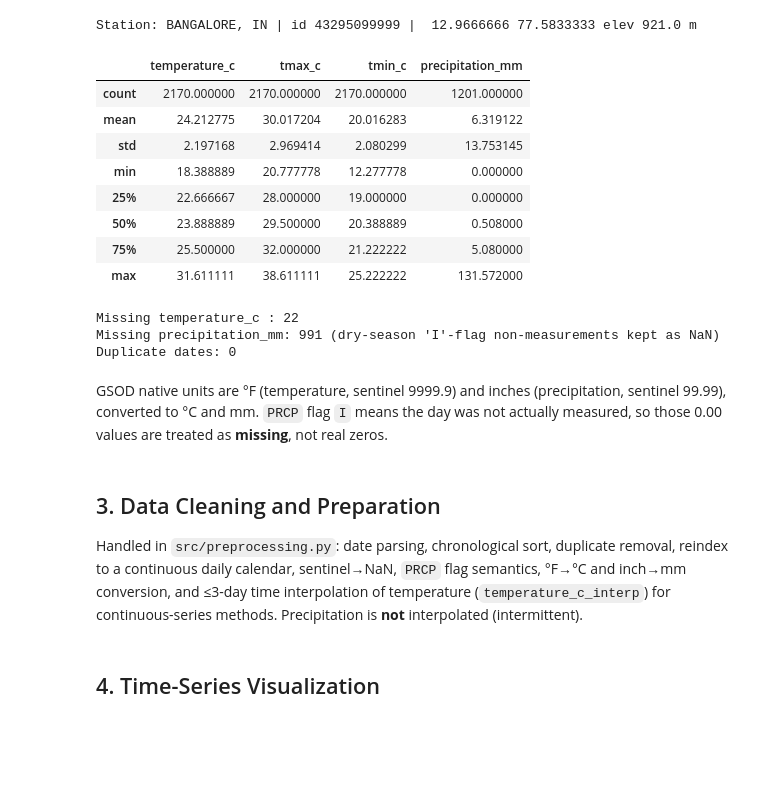
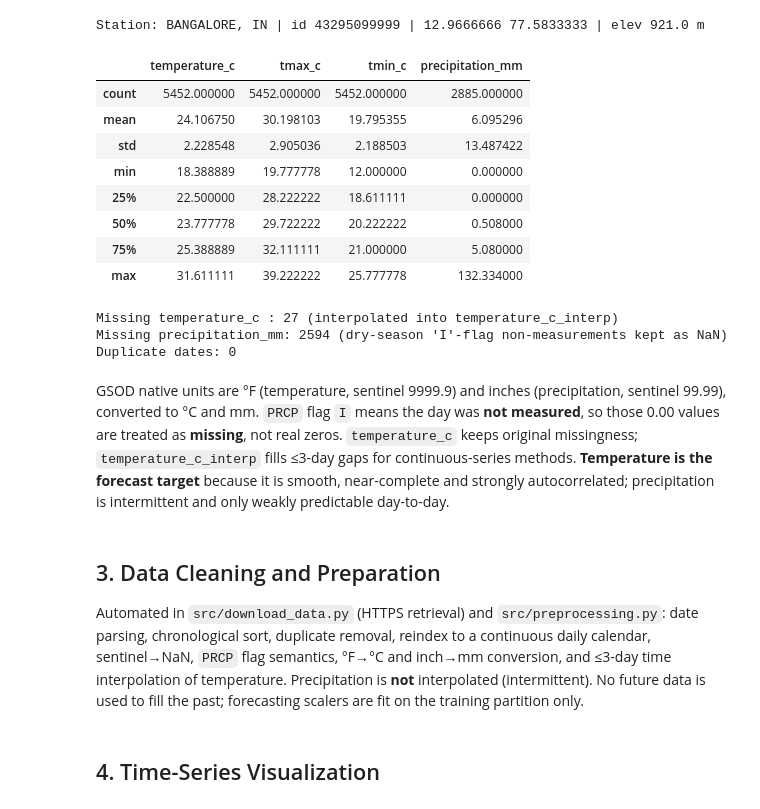
Before and after one commit to dhrusheek/noaa-weather-time-series-case-study, a Jupyter notebook: notebooks/time_series_case_study.ipynb, the cells around one changed output. Drawn from its saved outputs; the diff is of its cells as text; code cells hidden in the pictures; blank space fills up the shorter version.

Commit message:
Address review: extend to 2010-2024, add multi-horizon + ARIMA/seasonal baselines, residual/error analysis, subseries/trend plots, expanded docs & notebook

```diff
--- a/notebooks/time_series_case_study.ipynb
+++ b/notebooks/time_series_case_study.ipynb
@@ -72,32 +88,44 @@ memory usage: 188.4+ KB
 # %%
-print("Station:", df['NAME'].iloc[0], "| id 43295099999 | ",
-      df['LATITUDE'].iloc[0], df['LONGITUDE'].iloc[0], "elev", df['ELEVATION'].iloc[0], "m")
+print("Station:", df['NAME'].iloc[0], "| id 43295099999 |",
+      df['LATITUDE'].iloc[0], df['LONGITUDE'].iloc[0], "| elev", df['ELEVATION'].iloc[0], "m")
 df[['temperature_c','tmax_c','tmin_c','precipitation_mm']].describe()
 # %% [output]
-Station: BANGALORE, IN | id 43295099999 |  12.9666666 77.5833333 elev 921.0 m
+Station: BANGALORE, IN | id 43295099999 | 12.9666666 77.5833333 | elev 921.0 m
 |  | temperature_c | tmax_c | tmin_c | precipitation_mm |
-| count | 2170.000000 | 2170.000000 | 2170.000000 | 1201.000000 |
-| mean | 24.212775 | 30.017204 | 20.016283 | 6.319122 |
-| std | 2.197168 | 2.969414 | 2.080299 | 13.753145 |
-| min | 18.388889 | 20.777778 | 12.277778 | 0.000000 |
-| 25% | 22.666667 | 28.000000 | 19.000000 | 0.000000 |
-| 50% | 23.888889 | 29.500000 | 20.388889 | 0.508000 |
-| 75% | 25.500000 | 32.000000 | 21.222222 | 5.080000 |
-| max | 31.611111 | 38.611111 | 25.222222 | 131.572000 |
+| count | 5452.000000 | 5452.000000 | 5452.000000 | 2885.000000 |
+| mean | 24.106750 | 30.198103 | 19.795355 | 6.095296 |
+| std | 2.228548 | 2.905036 | 2.188503 | 13.487422 |
+| min | 18.388889 | 19.777778 | 12.000000 | 0.000000 |
+| 25% | 22.500000 | 28.222222 | 18.611111 | 0.000000 |
+| 50% | 23.777778 | 29.722222 | 20.222222 | 0.508000 |
+| 75% | 25.388889 | 32.111111 | 21.000000 | 5.080000 |
+| max | 31.611111 | 39.222222 | 25.777778 | 132.334000 |
 # %%
-print("Missing temperature_c :", int(df['temperature_c'].isna().sum()))
+print("Missing temperature_c :", int(df['temperature_c'].isna().sum()),
+      "(interpolated into temperature_c_interp)")
 print("Missing precipitation_mm:", int(df['precipitation_mm'].isna().sum()),
       "(dry-season 'I'-flag non-measurements kept as NaN)")
 print("Duplicate dates:", int(df.index.duplicated().sum()))
 # %% [output]
-Missing temperature_c : 22
-Missing precipitation_mm: 991 (dry-season 'I'-flag non-measurements kept as NaN)
+Missing temperature_c : 27 (interpolated into temperature_c_interp)
+Missing precipitation_mm: 2594 (dry-season 'I'-flag non-measurements kept as NaN)
 Duplicate dates: 0
 # %% [markdown]
-GSOD native units are °F (temperature, sentinel 9999.9) and inches (precipitation, sentinel 99.99), converted to °C and mm. `PRCP` flag `I` means the day was not actually measured, so those 0.00 values are treated as **missing**, not real zeros.
+GSOD native units are °F (temperature, sentinel 9999.9) and inches (precipitation,
+sentinel 99.99), converted to °C and mm. `PRCP` flag `I` means the day was **not
+measured**, so those 0.00 values are treated as **missing**, not real zeros.
+`temperature_c` keeps original missingness; `temperature_c_interp` fills ≤3-day gaps
+for continuous-series methods. **Temperature is the forecast target** because it is
+smooth, near-complete and strongly autocorrelated; precipitation is intermittent and
+only weakly predictable day-to-day.
 # %% [markdown]
 ## 3. Data Cleaning and Preparation
-Handled in `src/preprocessing.py`: date parsing, chronological sort, duplicate removal, reindex to a continuous daily calendar, sentinel→NaN, `PRCP` flag semantics, °F→°C and inch→mm conversion, and ≤3-day time interpolation of temperature (`temperature_c_interp`) for continuous-series methods. Precipitation is **not** interpolated (intermittent).
+Automated in `src/download_data.py` (HTTPS retrieval) and `src/preprocessing.py`:
+date parsing, chronological sort, duplicate removal, reindex to a continuous daily
+calendar, sentinel→NaN, `PRCP` flag semantics, °F→°C and inch→mm conversion, and
+≤3-day time interpolation of temperature. Precipitation is **not** interpolated
+(intermittent). No future data is used to fill the past; forecasting scalers are fit
+on the training partition only.
 # %%
 temp = df['temperature_c_interp'].copy()
 temp_raw = df['temperature_c'].copy()
```
Also changed, not shown: parts of 85 cells of this notebook, 42 other files.
